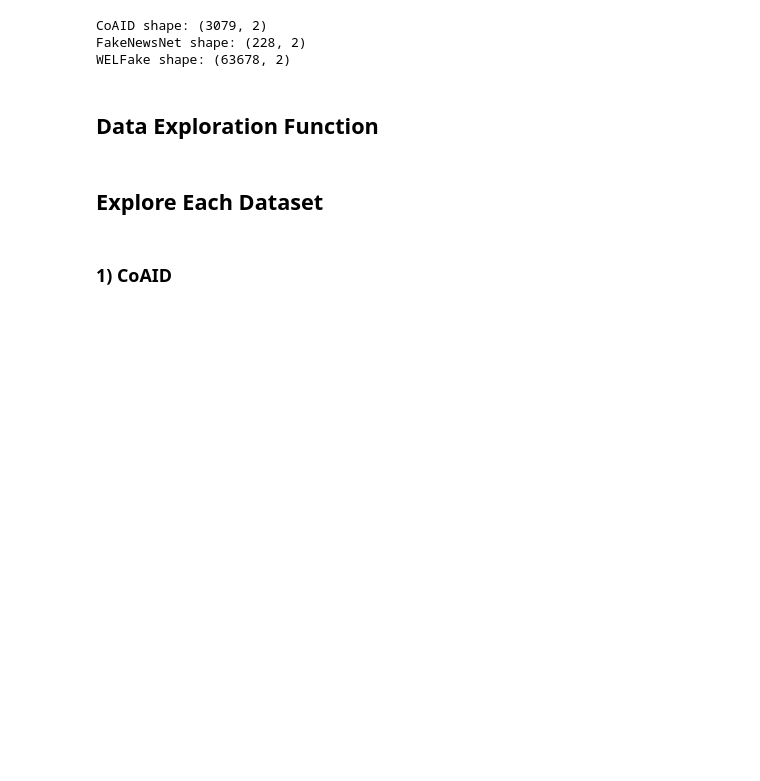
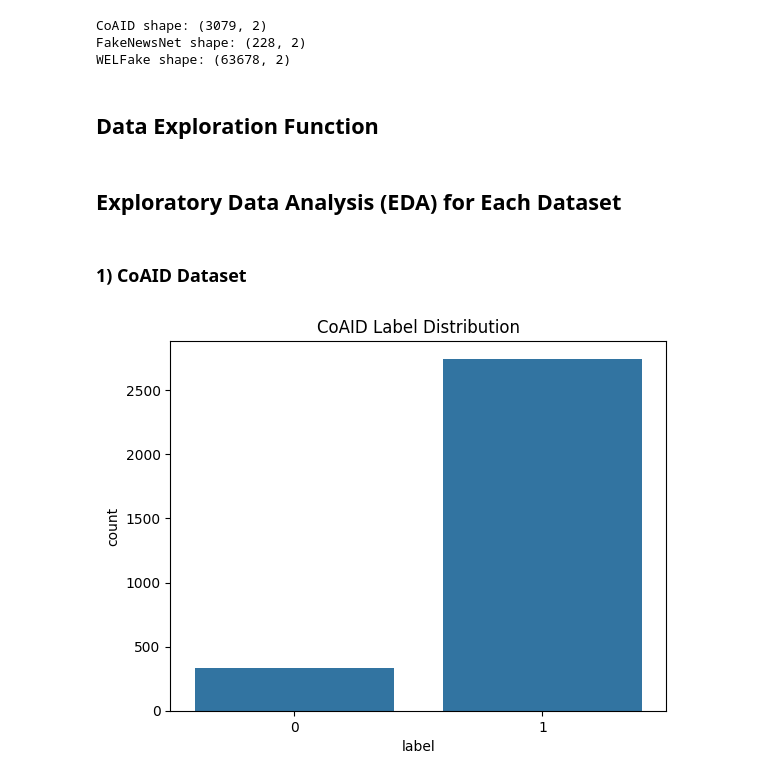
Before and after one commit to sharmaroshni956/owml_project, a Jupyter notebook: notebooks/data_exploration.ipynb, the cells around one changed output. Cells and saved outputs as stored; diff of their text form; code cells hidden in the pictures; blank space fills up the shorter version.

```diff
--- a/notebooks/data_exploration.ipynb
+++ b/notebooks/data_exploration.ipynb
@@ -76,4 +76,4 @@ def plot_wordcloud(text, title):                # Word cloud
     plt.title(title)
     plt.show()
 # %% [markdown]
-## Explore Each Dataset
+## Exploratory Data Analysis (EDA) for Each Dataset
@@ -80,2 +83,10 @@ def plot_wordcloud(text, title):                # Word cloud
 # %% [markdown]
-### 1) CoAID
+### 1) CoAID Dataset
+# %%
+sns.countplot(x='label', data=CoAID)                                                        # Plotting the label distribution for CoAID dataset
+plt.title("CoAID Label Distribution")
+plt.show()
+
+CoAID['text_length'] = CoAID['text'].apply(len)                                             # Calculating length of each news text for CoAID dataset
+# %% [output]
+[figure, added]
```
Also changed, not shown: parts of 15 cells of this notebook, 4 other files.
